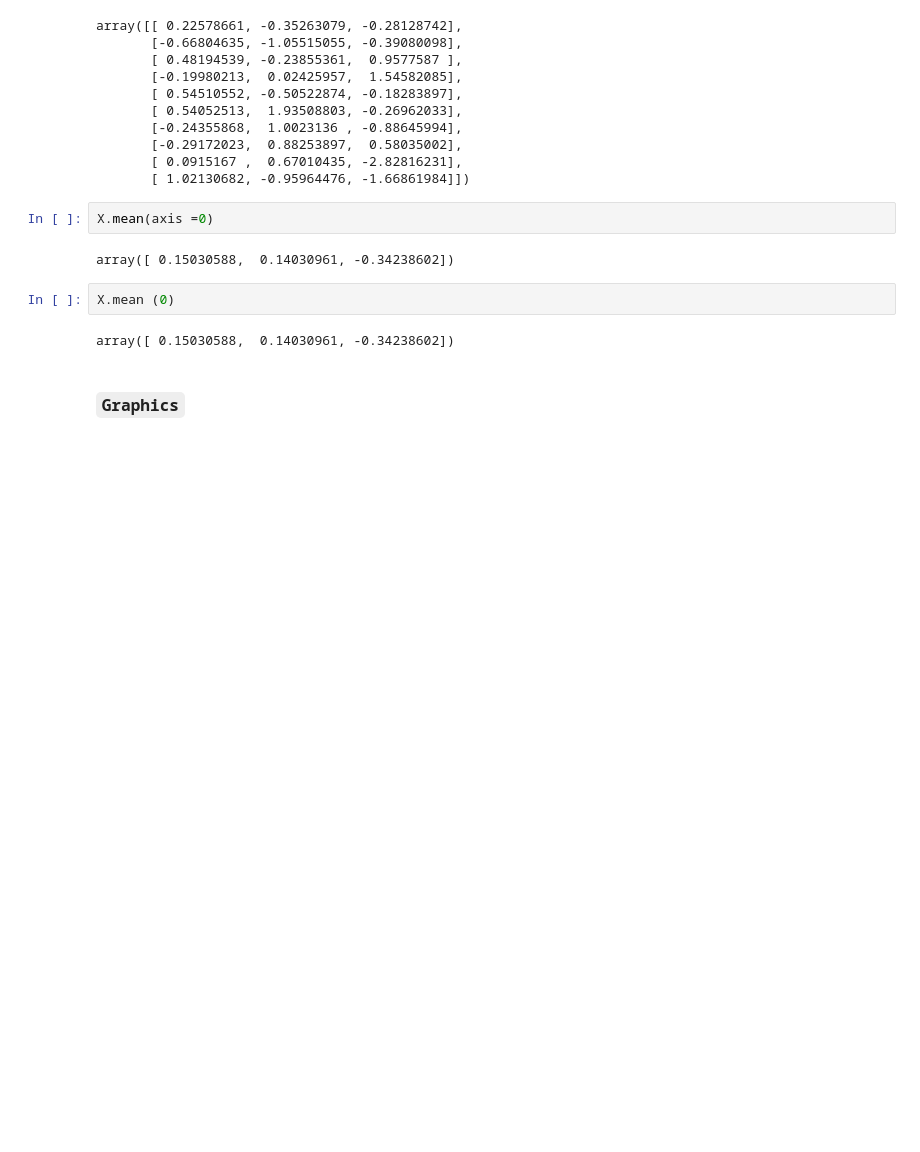
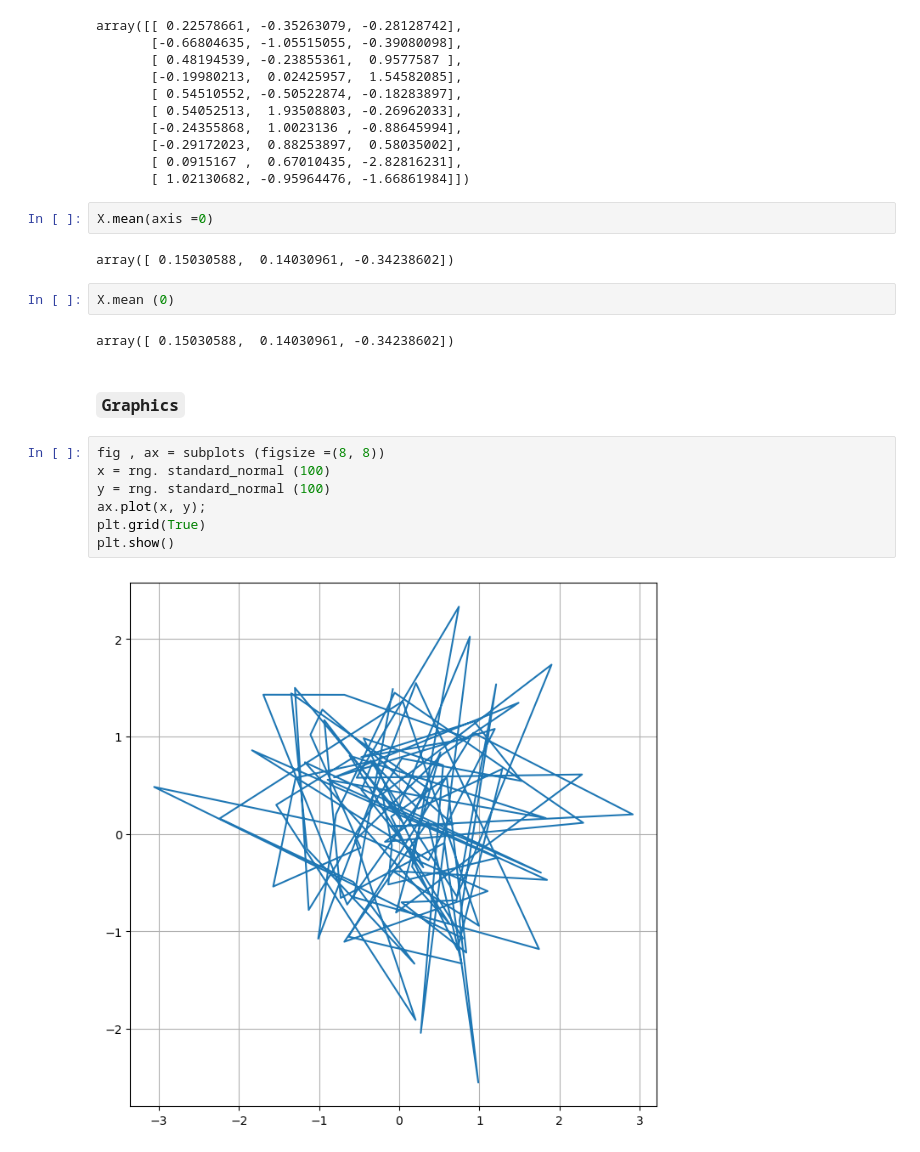
Before and after one commit to joakor89/An-Introduction-to-Statistical-Learning, a Jupyter notebook: chap_02/02_SL.ipynb, the cells around one changed output. Drawn from its saved outputs; the diff is of its cells as text; blank space fills up the shorter version.

Commit message:
Performing graphics

```diff
--- a/chap_02/02_SL.ipynb
+++ b/chap_02/02_SL.ipynb
@@ -262,3 +263,12 @@ X.mean (0)
 array([ 0.15030588,  0.14030961, -0.34238602])
 # %% [markdown]
 ### `Graphics`
+# %%
+fig , ax = subplots (figsize =(8, 8))
+x = rng. standard_normal (100)
+y = rng. standard_normal (100)
+ax.plot(x, y);
+plt.grid(True)
+plt.show()
+# %% [output]
+[figure, added]
```
Also changed, not shown: parts of 18 cells of this notebook, 3 other files.
